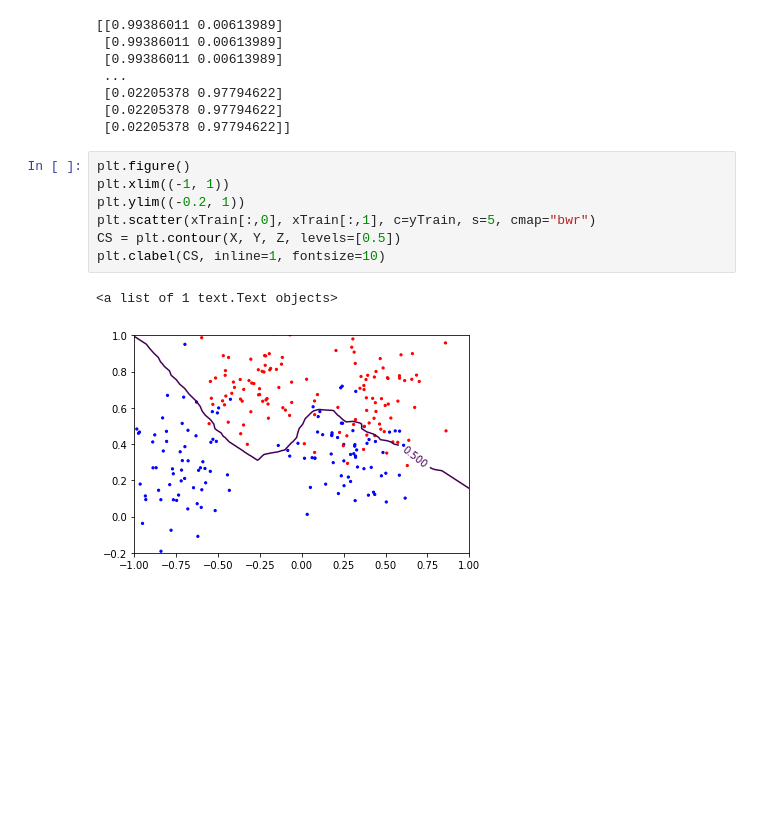
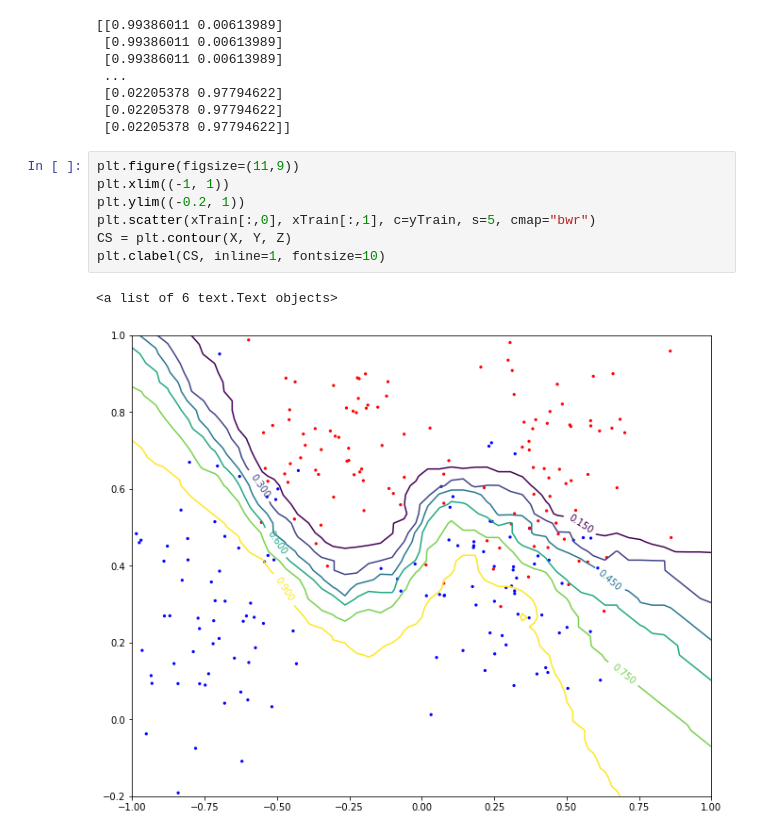
Before and after one commit to Retsediv/PNN_Method, a Jupyter notebook: PNNClassifier.ipynb, the cells around one changed output. Saved outputs shown, nothing was run; the diff lists cells and outputs as text; blank space fills up the shorter version.

Commit message:
Update chart look

```diff
--- a/PNNClassifier.ipynb
+++ b/PNNClassifier.ipynb
@@ -326,12 +326,12 @@ Z = Z.reshape(X.shape)
  [0.02205378 0.97794622]
  [0.02205378 0.97794622]]
 # %%
-plt.figure()
+plt.figure(figsize=(11,9))
 plt.xlim((-1, 1))
 plt.ylim((-0.2, 1))
 plt.scatter(xTrain[:,0], xTrain[:,1], c=yTrain, s=5, cmap="bwr")
-CS = plt.contour(X, Y, Z, levels=[0.5])
+CS = plt.contour(X, Y, Z)
 plt.clabel(CS, inline=1, fontsize=10)
 # %% [output]
-<a list of 1 text.Text objects>
+<a list of 6 text.Text objects>
-[figure, old version]
+[figure, new version]
```
